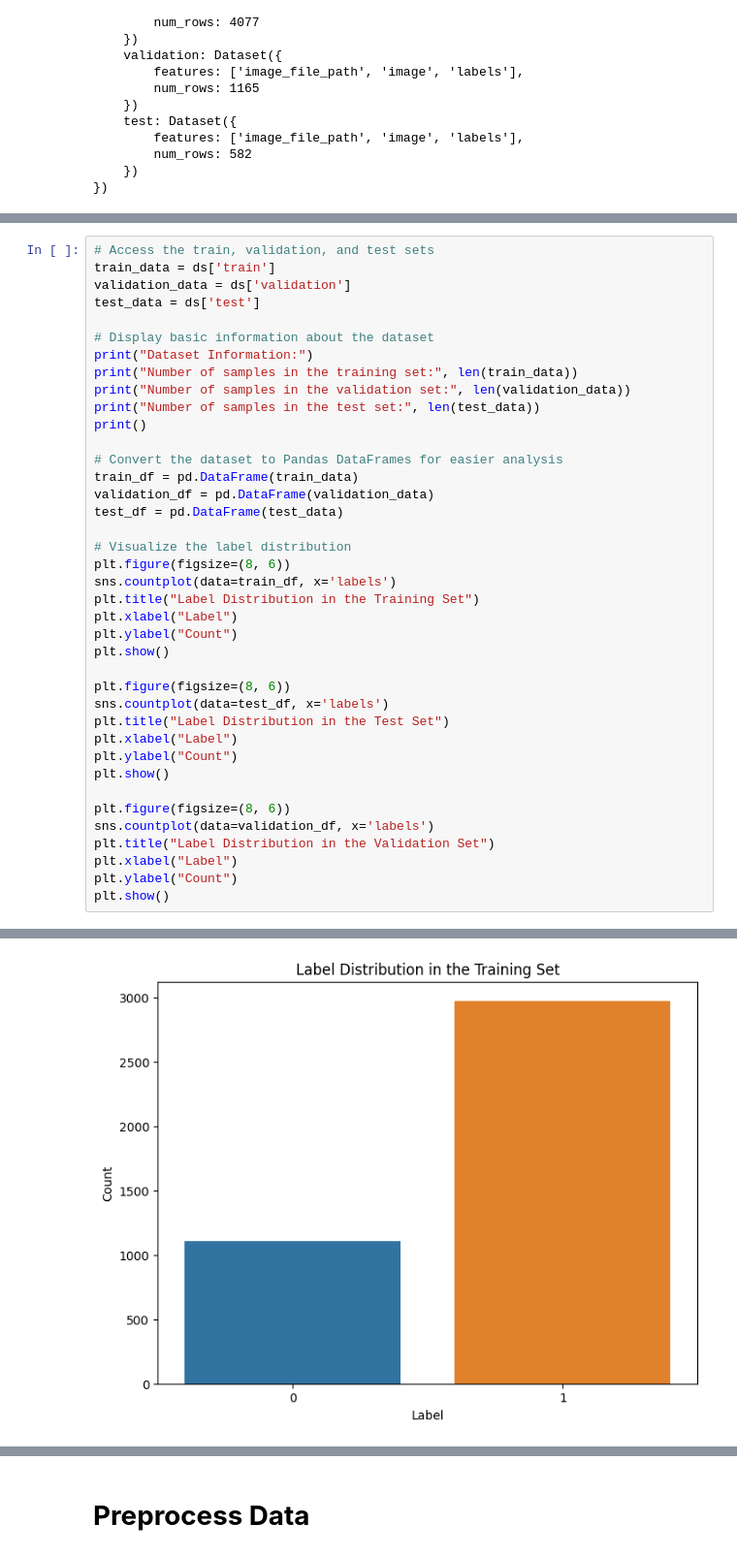
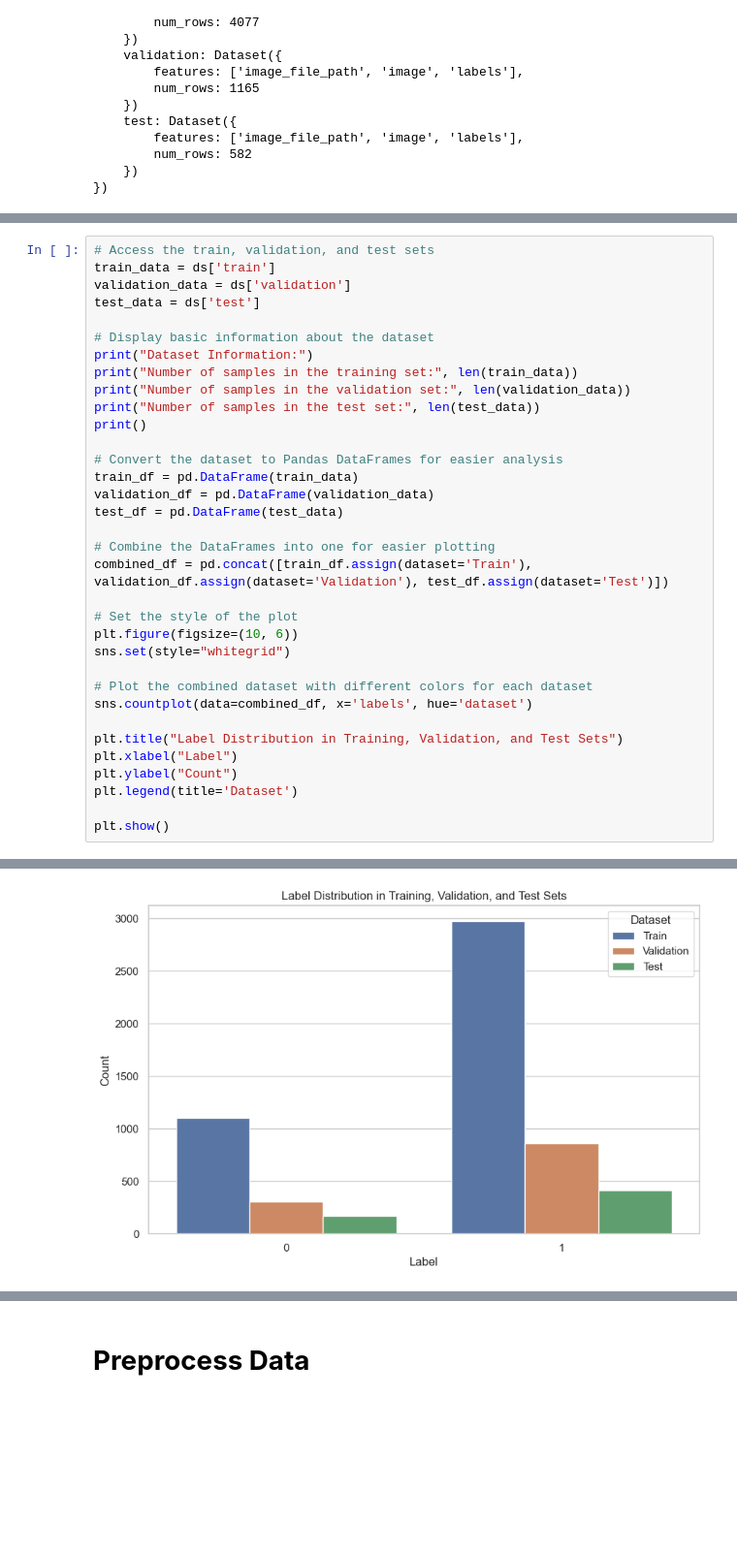
Before and after one commit to buisonanh/pneumonia-classification, a Jupyter notebook: model(28x28).ipynb, the cells around one changed output, grey strips where cells are left out. Shown: that part at 97% size. Drawn from its saved outputs; the diff is of its cells as text; blank space fills up the shorter version.

```diff
--- a/model(28x28).ipynb
+++ b/model(28x28).ipynb
@@ -43,45 +53,40 @@ DatasetDict({
 # %%
 # Access the train, validation, and test sets
 train_data = ds['train']
 validation_data = ds['validation']
 test_data = ds['test']
 
 # Display basic information about the dataset
 print("Dataset Information:")
 print("Number of samples in the training set:", len(train_data))
 print("Number of samples in the validation set:", len(validation_data))
 print("Number of samples in the test set:", len(test_data))
 print()
 
 # Convert the dataset to Pandas DataFrames for easier analysis
 train_df = pd.DataFrame(train_data)
 validation_df = pd.DataFrame(validation_data)
 test_df = pd.DataFrame(test_data)
 
-# Visualize the label distribution
-plt.figure(figsize=(8, 6))
-sns.countplot(data=train_df, x='labels')
-plt.title("Label Distribution in the Training Set")
+# Combine the DataFrames into one for easier plotting
+combined_df = pd.concat([train_df.assign(dataset='Train'), validation_df.assign(dataset='Validation'), test_df.assign(dataset='Test')])
+
+# Set the style of the plot
+plt.figure(figsize=(10, 6))
+sns.set(style="whitegrid")
+
+# Plot the combined dataset with different colors for each dataset
+sns.countplot(data=combined_df, x='labels', hue='dataset')
+
+plt.title("Label Distribution in Training, Validation, and Test Sets")
 plt.xlabel("Label")
 plt.ylabel("Count")
+plt.legend(title='Dataset')
+
 plt.show()
-
-plt.figure(figsize=(8, 6))
-sns.countplot(data=test_df, x='labels')
-plt.title("Label Distribution in the Test Set")
-plt.xlabel("Label")
-plt.ylabel("Count")
-plt.show()
-
-plt.figure(figsize=(8, 6))
-sns.countplot(data=validation_df, x='labels')
-plt.title("Label Distribution in the Validation Set")
-plt.xlabel("Label")
-plt.ylabel("Count")
-plt.show()
 # %% [output]
 Dataset Information:
 Number of samples in the training set: 4077
 Number of samples in the validation set: 1165
 Number of samples in the test set: 582
-[figure, old version]
+[figure, new version]
```
Also changed, not shown: parts of 4 cells of this notebook, 2 other files.
